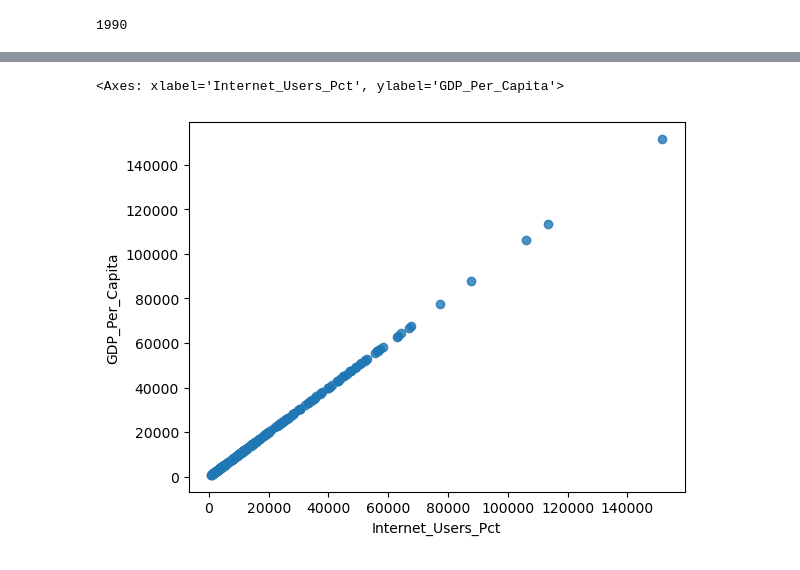
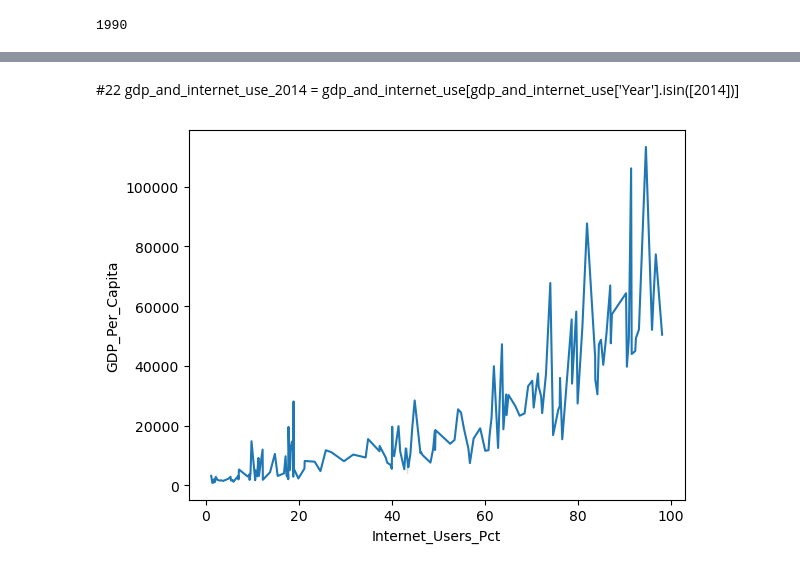
Before and after one commit to NSS-Data-Analytics-Cohort-10/gdp-and-internet-usage-Eliab16, a Jupyter notebook: notebooks/python1.ipynb, the cells around one changed output, grey strips where cells are left out. Drawn from its saved outputs; the diff is of its cells as text; code cells hidden in the pictures.

```diff
--- a/notebooks/python1.ipynb
+++ b/notebooks/python1.ipynb
@@ -433,12 +448,12 @@ print(top_three_countries[['Country','Internet_Users_Pct']])
-# %%
-# 22Subset `gdp_and_internet_use` to just the year 2014.
-gdp_and_internet_use_2014 = gdp_and_internet_use[gdp_and_internet_use['Year'].isin([2014])]
+# %% [markdown]
+#22
+gdp_and_internet_use_2014 = gdp_and_internet_use[gdp_and_internet_use['Year'].isin([2014])]
 # %%
 #23 Create a plot which compares Internet Users Percentage and GDP per Capita for the year 2014
-sns.regplot(x=gdp_and_internet_use_2014["Internet_Users_Pct"], y=gdp_and_internet_use_2014["GDP_Per_Capita"],fit_reg=False)
+sns.lineplot(data=gdp_and_internet_use_2014,x='Internet_Users_Pct', y='GDP_Per_Capita')
+plt.show()
 # %% [output]
-<Axes: xlabel='Internet_Users_Pct', ylabel='GDP_Per_Capita'>
-[figure, old version]
+[figure, new version]
 # %%
 # 24Use the `qcut` function Label these groups as "Low", "Medium", and "High"
 gdp_and_internet_use_2014['GDP_group'] = pd.qcut(gdp_and_internet_use_2014['GDP_Per_Capita'],q=3,labels=['low','medium','high'])
```
Also changed, not shown: parts of 36 cells of this notebook.
